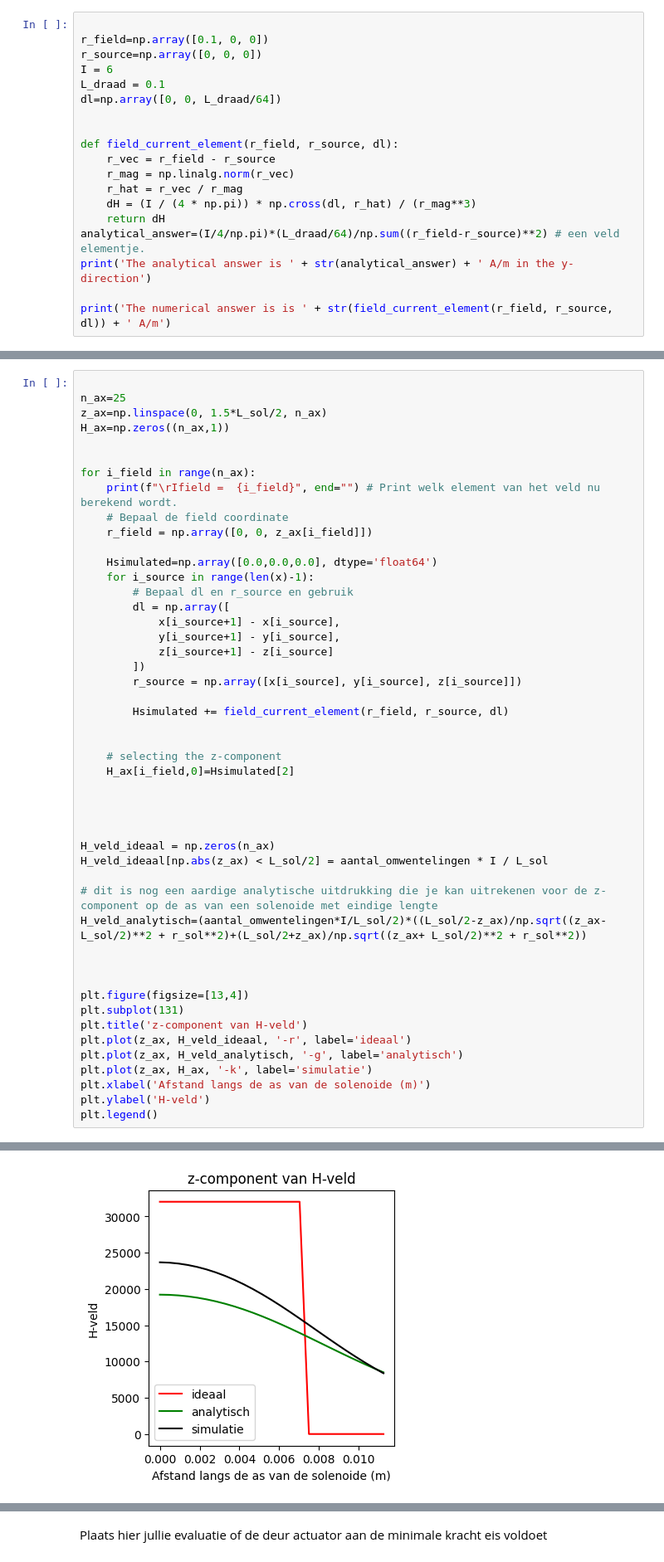
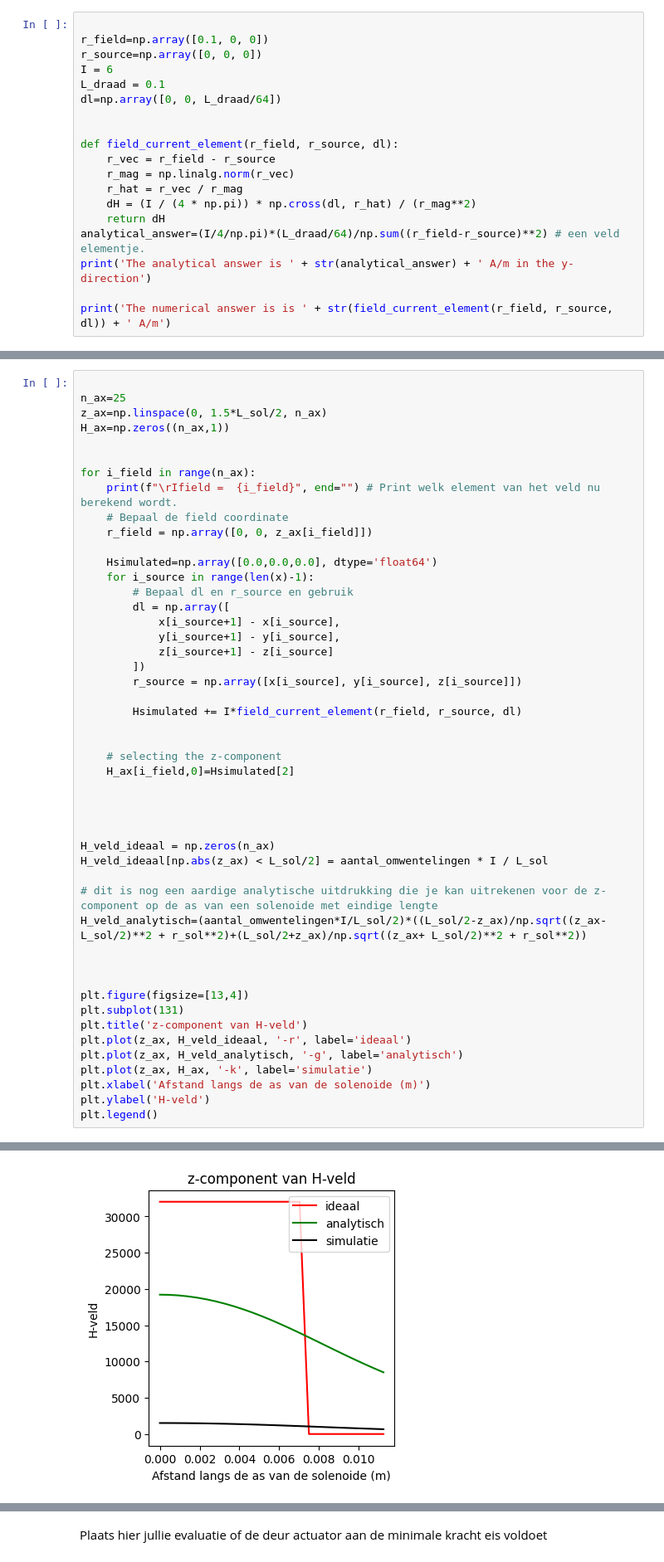
Before and after one commit to SebasvandenAkker/opdrachten-DEF-D, a Jupyter notebook: 2KrachtactuatorOpdracht/2KrachtactuatorOpdracht/KrachtactuatorOpdracht.ipynb, the cells around one changed output, grey strips where cells are left out. Shown at 83% size. Cells and saved outputs as stored; diff of their text form.

```diff
--- a/2KrachtactuatorOpdracht/2KrachtactuatorOpdracht/KrachtactuatorOpdracht.ipynb
+++ b/2KrachtactuatorOpdracht/2KrachtactuatorOpdracht/KrachtactuatorOpdracht.ipynb
@@ -232,7 +232,7 @@ def field_current_element(r_field, r_source, dl):
     r_vec = r_field - r_source
     r_mag = np.linalg.norm(r_vec)
     r_hat = r_vec / r_mag
-    dH = (I / (4 * np.pi)) * np.cross(dl, r_hat) / (r_mag**3)
+    dH = (I / (4 * np.pi)) * np.cross(dl, r_hat) / (r_mag**2)
     return dH
 analytical_answer=(I/4/np.pi)*(L_draad/64)/np.sum((r_field-r_source)**2) # een veld elementje.
 print('The analytical answer is ' + str(analytical_answer) + ' A/m in the y-direction')
@@ -367,36 +367,36 @@ for i_field in range(n_ax):
         ])
         r_source = np.array([x[i_source], y[i_source], z[i_source]])
 
-        Hsimulated += field_current_element(r_field, r_source, dl)
+        Hsimulated += I*field_current_element(r_field, r_source, dl)
 
 
     # selecting the z-component
     H_ax[i_field,0]=Hsimulated[2]
 
 
 
 
 H_veld_ideaal = np.zeros(n_ax)
 H_veld_ideaal[np.abs(z_ax) < L_sol/2] = aantal_omwentelingen * I / L_sol
 
 # dit is nog een aardige analytische uitdrukking die je kan uitrekenen voor de z-component op de as van een solenoide met eindige lengte
 H_veld_analytisch=(aantal_omwentelingen*I/L_sol/2)*((L_sol/2-z_ax)/np.sqrt((z_ax- L_sol/2)**2 + r_sol**2)+(L_sol/2+z_ax)/np.sqrt((z_ax+ L_sol/2)**2 + r_sol**2))
 
 
 
 plt.figure(figsize=[13,4])
 plt.subplot(131)
 plt.title('z-component van H-veld')
 plt.plot(z_ax, H_veld_ideaal, '-r', label='ideaal')
 plt.plot(z_ax, H_veld_analytisch, '-g', label='analytisch')
 plt.plot(z_ax, H_ax, '-k', label='simulatie')
 plt.xlabel('Afstand langs de as van de solenoide (m)')
 plt.ylabel('H-veld')
 plt.legend()
 # %% [output]
 Ifield =  24
 <matplotlib.legend.Legend at 0x...>
-[figure, old version]
+[figure, new version]
 # %% [markdown]
 We gaan de solenoide nu gebruiken voor onze krachtactuator. Daarvoor gaan we opnieuw de energie in het magnetisch veld berekenen, maar nu met het numerieke resultaat voor een eindige lengte solenoide. We gaan hier nu een aantal aannames maken:
 * We nemen aan het veld alleen een $z$-component heeft en niet afhangt van de afstand tot de solenoide as
```
Also changed, not shown: parts of 2 cells of this notebook.
